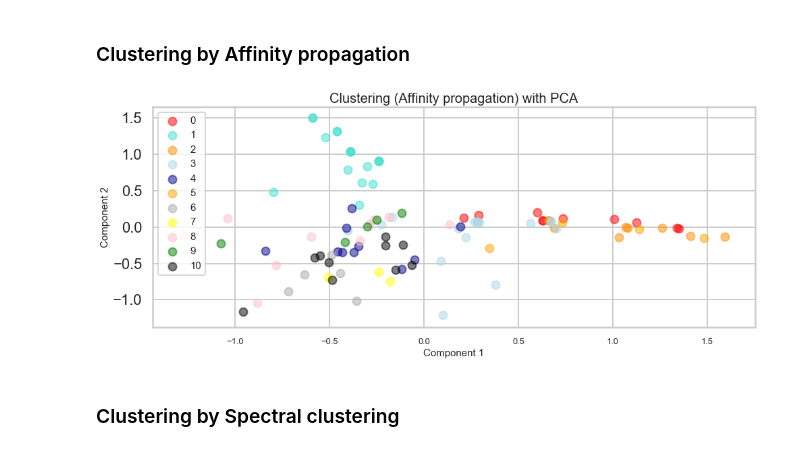
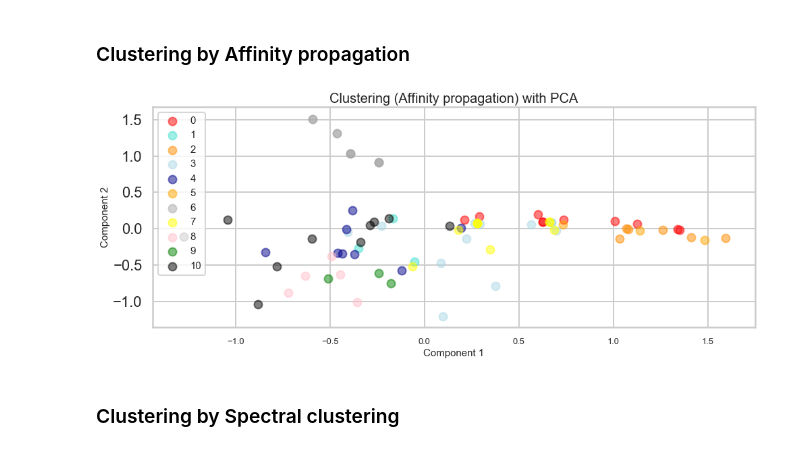
Before and after one commit to kyloop/sb_mp, a Jupyter notebook: Mini_Project_Clustering.ipynb, the cells around one changed output. Saved outputs shown, nothing was run; the diff lists cells and outputs as text; code cells hidden in the pictures.

```diff
--- a/Mini_Project_Clustering.ipynb
+++ b/Mini_Project_Clustering.ipynb
@@ -509,39 +529,38 @@ import numpy as np
 
 X = mat.iloc[:,1:].copy()
 
-model = AffinityPropagation(damping=0.93).fit(X)
+model = AffinityPropagation(damping=0.9, convergence_iter=500).fit(X)
 cluster_labels = model.predict(X)
-
 
 
 # Initialize a new PCA model with a default number of components.
 import sklearn.decomposition
 pca = sklearn.decomposition.PCA(n_components=2)
 pca2Comp=pca.fit(X).transform(X)
 
 pca2_cluster3=pd.DataFrame(np.concatenate((np.array(mat.customer_name).reshape(100,1),pca2Comp,cluster_labels.reshape(100,1)), axis=1), columns=["customer_name","comp1", "comp2", "cluster"])
 
 
 colors = ['red', 'turquoise', 'darkorange', "lightblue", "darkblue","orange", "darkgrey", "yellow", "pink","green", "black"]
 target_names = list(set(cluster_labels))
 
 plt.figure(figsize=(16,6))
 
 n_cluster=11
 for i , color, target_name in zip(range(0,n_cluster), colors, target_names):
     plt.scatter(x=pca2_cluster3.comp1[pca2_cluster3.cluster==i],
                 y=pca2_cluster3.comp2[pca2_cluster3.cluster==i],
                 color = color,
                 cmap=plt.cm.get_cmap('Accent', 3),
                 alpha=0.5, label = target_name)
 
 plt.title("Clustering (Affinity propagation) with PCA", fontsize=20)
 plt.xlabel("Component 1", fontsize=15)
 plt.ylabel("Component 2", fontsize=15)
 plt.xticks(fontsize=13)
 plt.legend(fontsize=15)
 plt.show()
 # %% [output]
-[figure, old version]
+[figure, new version]
 # %% [markdown]
 ### Clustering by Spectral clustering
```
Also changed, not shown: parts of 9 cells of this notebook.
